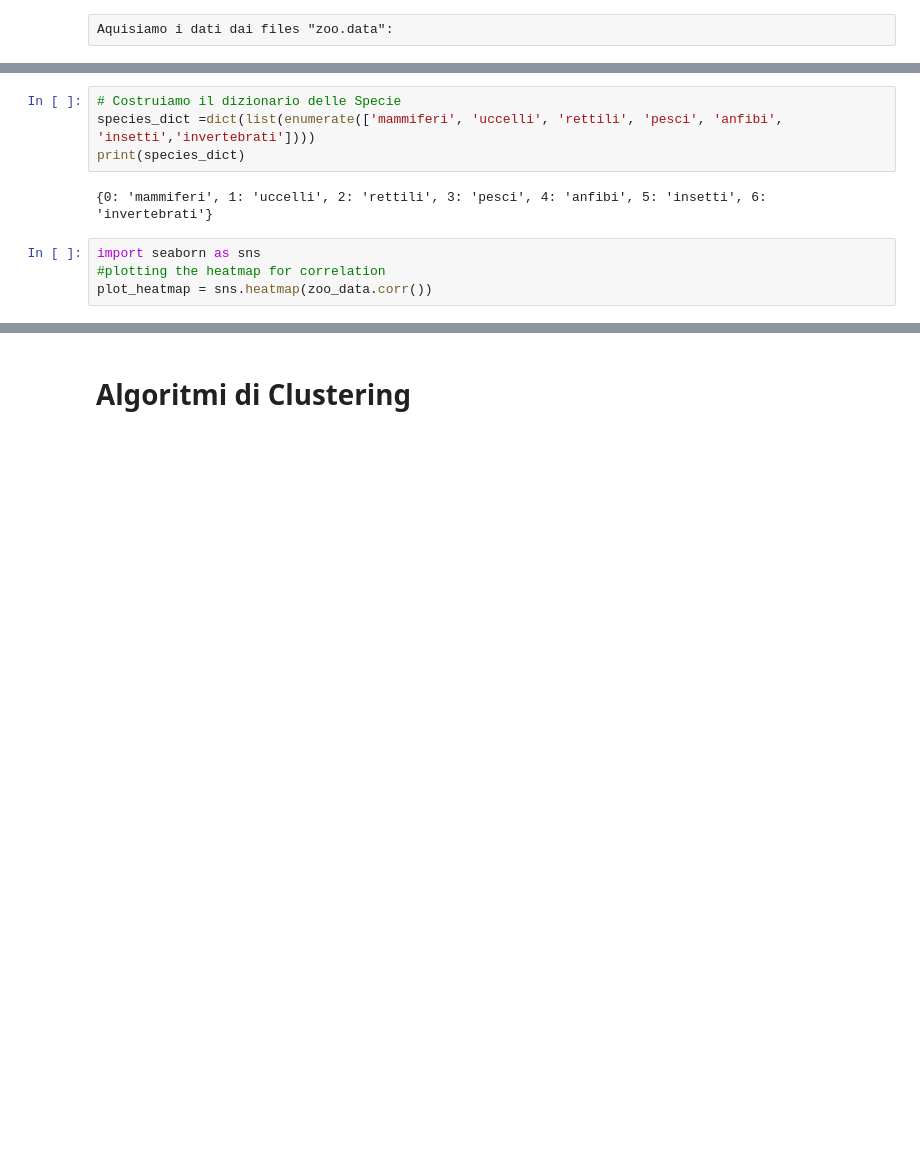
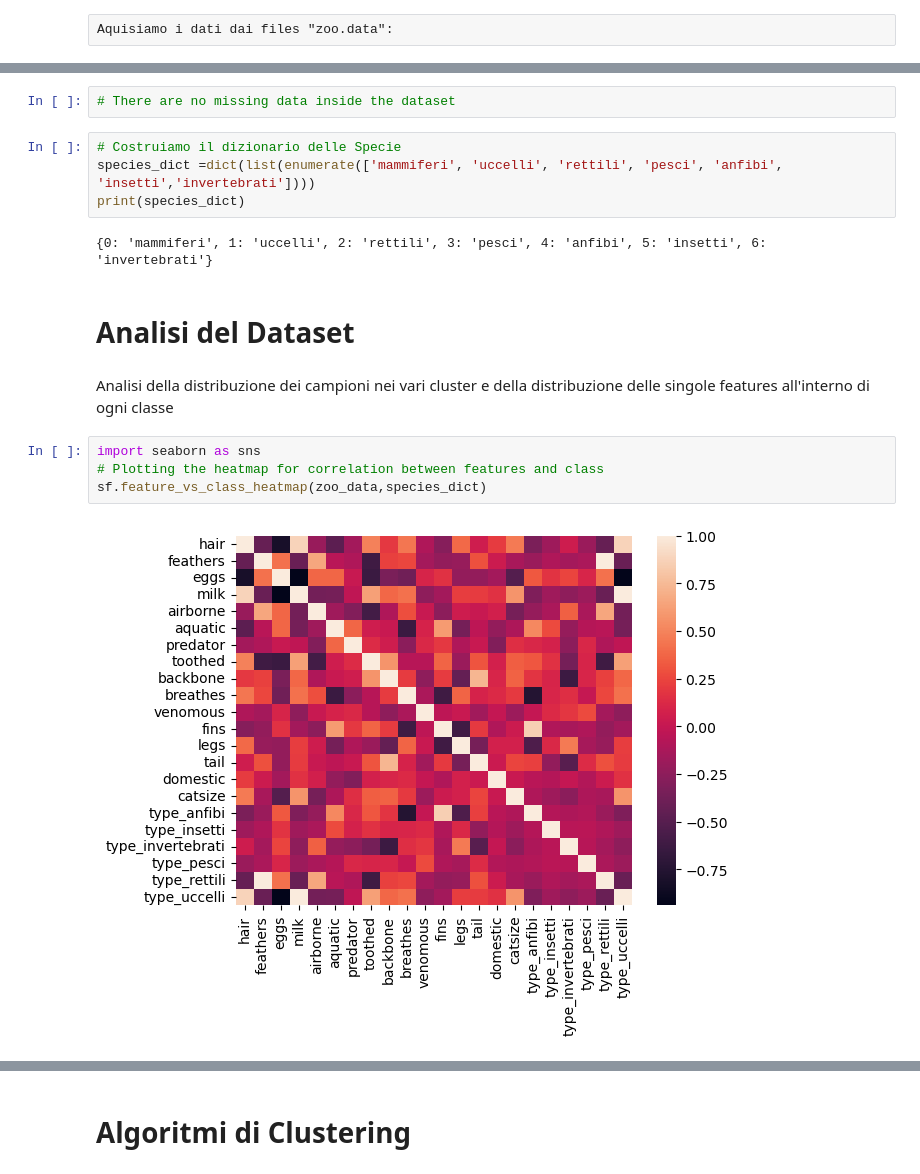
Before and after one commit to jonnywebcash/MasterUnimi_jonnywebcash, a Jupyter notebook: main.ipynb, the cells around one changed output, grey strips where cells are left out. Saved outputs shown, nothing was run; the diff lists cells and outputs as text; blank space fills up the shorter version.

```diff
--- a/main.ipynb
+++ b/main.ipynb
@@ -62,10 +101,18 @@ print(zoo_data)
+# %%
+# There are no missing data inside the dataset
 # %%
 # Costruiamo il dizionario delle Specie
 species_dict =dict(list(enumerate(['mammiferi', 'uccelli', 'rettili', 'pesci', 'anfibi', 'insetti','invertebrati'])))
 print(species_dict)
 # %% [output]
 {0: 'mammiferi', 1: 'uccelli', 2: 'rettili', 3: 'pesci', 4: 'anfibi', 5: 'insetti', 6: 'invertebrati'}
+# %% [markdown]
+# Analisi del Dataset
+# %% [markdown]
+Analisi della distribuzione dei campioni nei vari cluster e della distribuzione delle singole features all'interno di ogni classe
 # %%
 import seaborn as sns
-#plotting the heatmap for correlation
-plot_heatmap = sns.heatmap(zoo_data.corr())
+# Plotting the heatmap for correlation between features and class
+sf.feature_vs_class_heatmap(zoo_data,species_dict)
+# %% [output]
+[figure, added]
```
Also changed, not shown: parts of 11 cells of this notebook, 3 other files.
